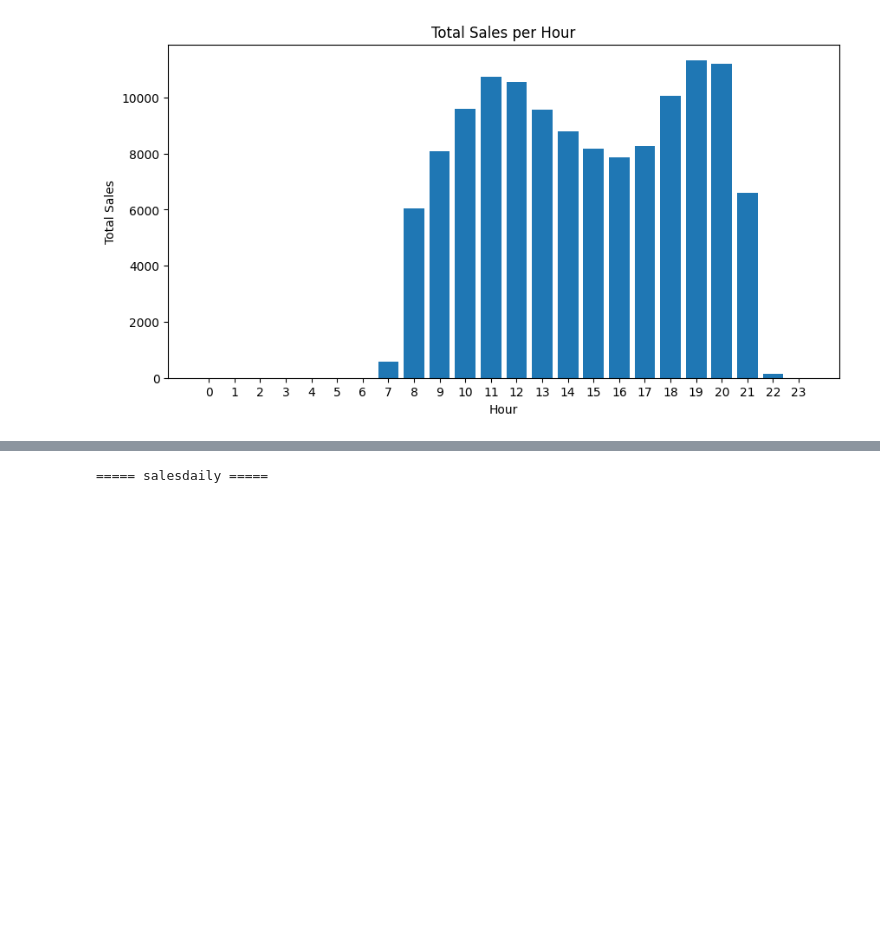
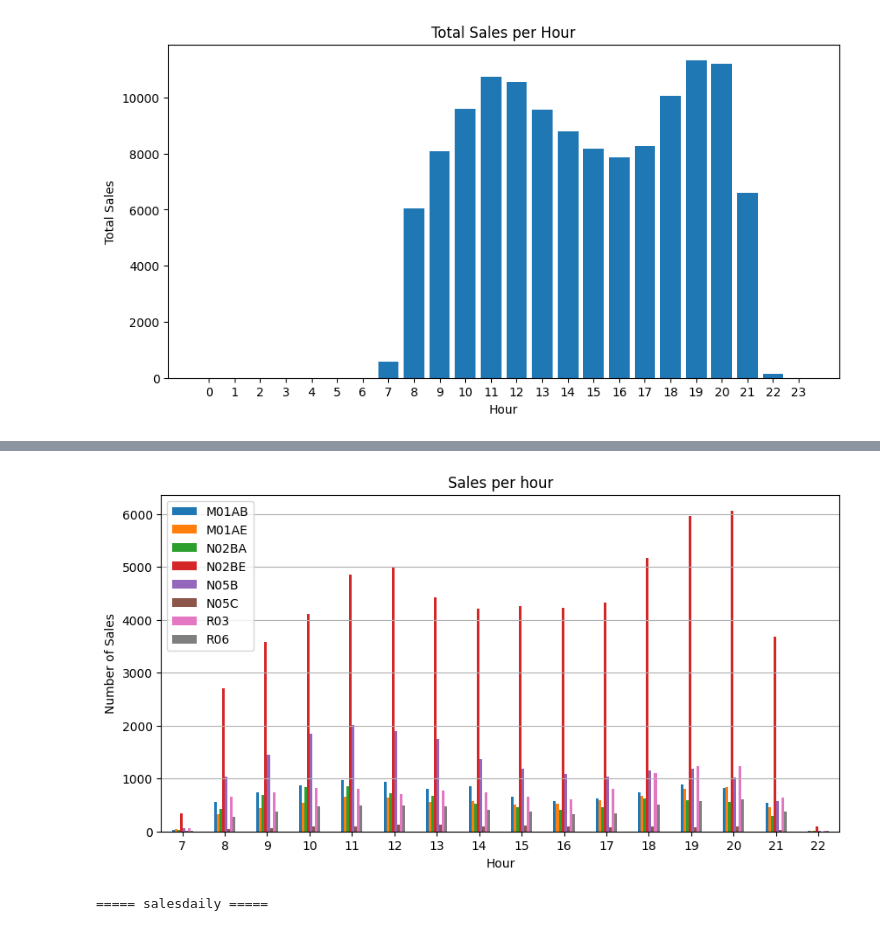
Before and after one commit to YamenNahhas/my-data-project, a Jupyter notebook: notebooks/pharma-sales-data.ipynb, the cells around one changed output, grey strips where cells are left out. Drawn from its saved outputs; the diff is of its cells as text; code cells hidden in the pictures; blank space fills up the shorter version.

```diff
--- a/notebooks/pharma-sales-data.ipynb
+++ b/notebooks/pharma-sales-data.ipynb
@@ -243,3 +261,18 @@ plt.show()
+# %%
+
+df_saleshourly_selected = df_saleshourly[(df_saleshourly["Hour"] >= 7) & (df_saleshourly["Hour"] <= 22)]
+sales_per_hour = df_saleshourly_selected.groupby("Hour")[medicine_cols
+].sum()
+sales_per_hour.plot(kind="bar", figsize=(10,5))
+
+plt.title("Sales per hour")
+plt.xlabel("Hour")
+plt.ylabel("Number of Sales")
+plt.xticks(rotation=0)
+plt.grid(axis="y")
+plt.show()
+# %% [output]
+[figure, added]
 # %%
 for name, df in dfs.items():
 
```
Also changed, not shown: parts of 1 cell of this notebook.
